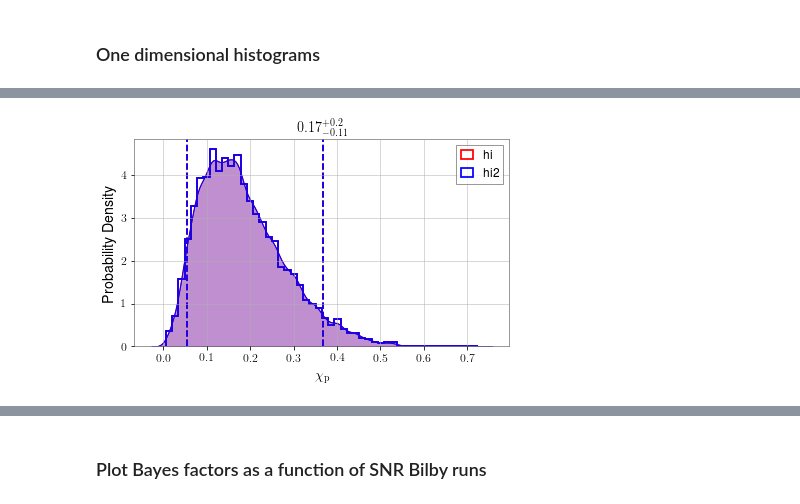
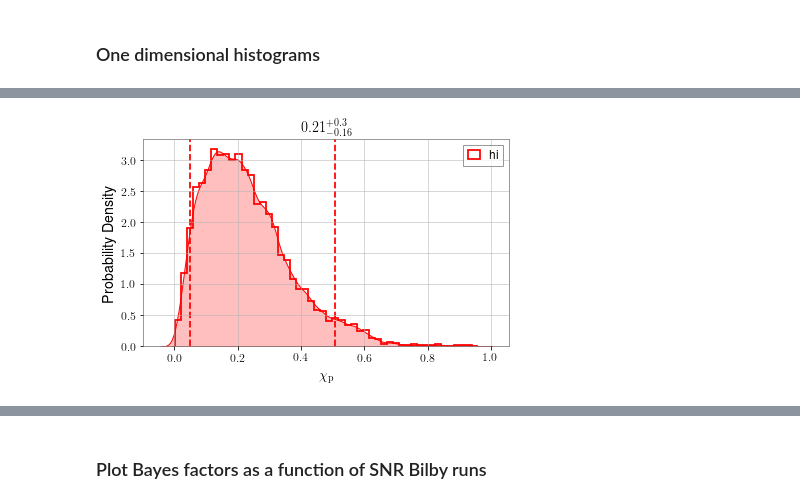
Before and after one commit to mariaokounkova/BeyondGRAnalysis, a Jupyter notebook: BilbyAnalysis.ipynb, the cells around one changed output, grey strips where cells are left out. Cells and saved outputs as stored; diff of their text form; code cells hidden in the pictures.

```diff
--- a/BilbyAnalysis.ipynb
+++ b/BilbyAnalysis.ipynb
@@ -139,19 +139,23 @@ def EllinKm(ell_string, mass):
     mass_msun = mass * const.M_sun
     phys_ell_km = ell * mass_msun * const.G /(const.c**2) / 1000
     return phys_ell_km.value
+
+def SummaryPageFile(name):
+    return "/home/maria.okounkova/BeyondGRAnalysis/BilbyPE/" + name + \
+        "/summary_pages/samples/posterior_samples.h5"
 # %% [markdown]
 ### One dimensional histograms
 # %%
 def Histogram():
 
-    file_name = "/home/maria.okounkova/BeyondGRAnalysis/BilbyPE/SummaryScripts/summary_pages/samples/posterior_samples.h5"
+    file_name = SummaryPageFile('PHENOM_dCS_0p0_75')
     data = read(file_name)
     samples_dict = data.samples_dict
-    posterior_samples = samples_dict["NR7dq4"]
+    posterior_samples = samples_dict["summary_pages"]
 
     fig = plt.figure()
     posterior_samples.plot("chi_p", type="hist", kde=True, color = 'red', label = 'hi', fig = fig)
-    posterior_samples.plot("chi_p", type="hist", kde=True, color = 'blue', label = 'hi2', fig = fig)
+    #posterior_samples.plot("chi_p", type="hist", kde=True, color = 'blue', label = 'hi2', fig = fig)
     plt.legend()
     plt.show()
 
@@ -163 +167 @@ Histogram()
-[figure, old version]
+[figure, new version]
```
Also changed, not shown: parts of 3 cells of this notebook.
